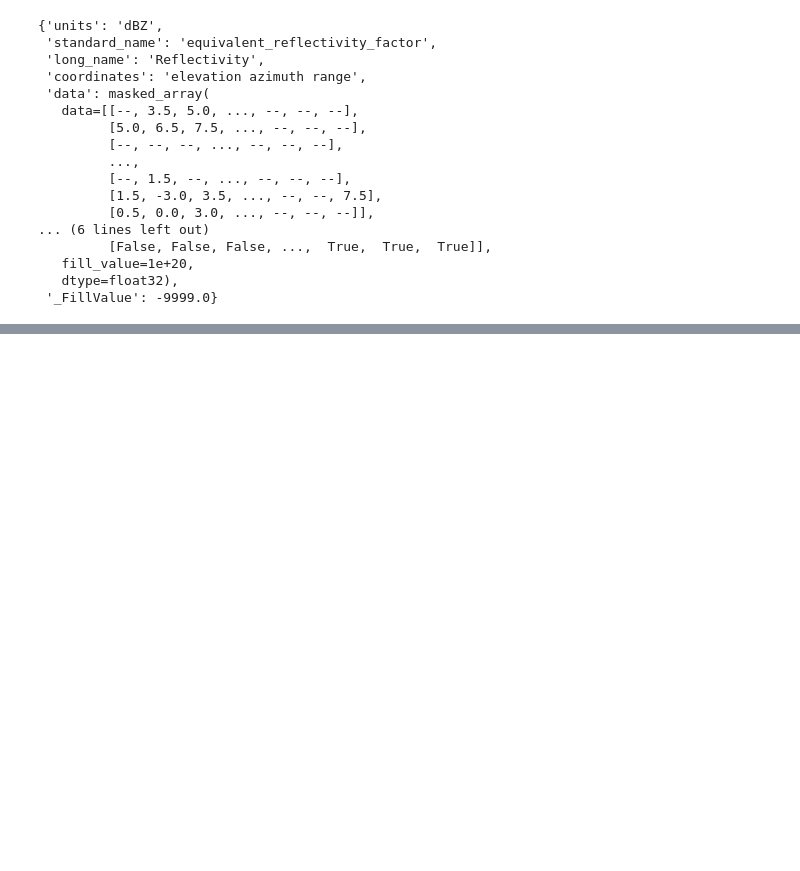
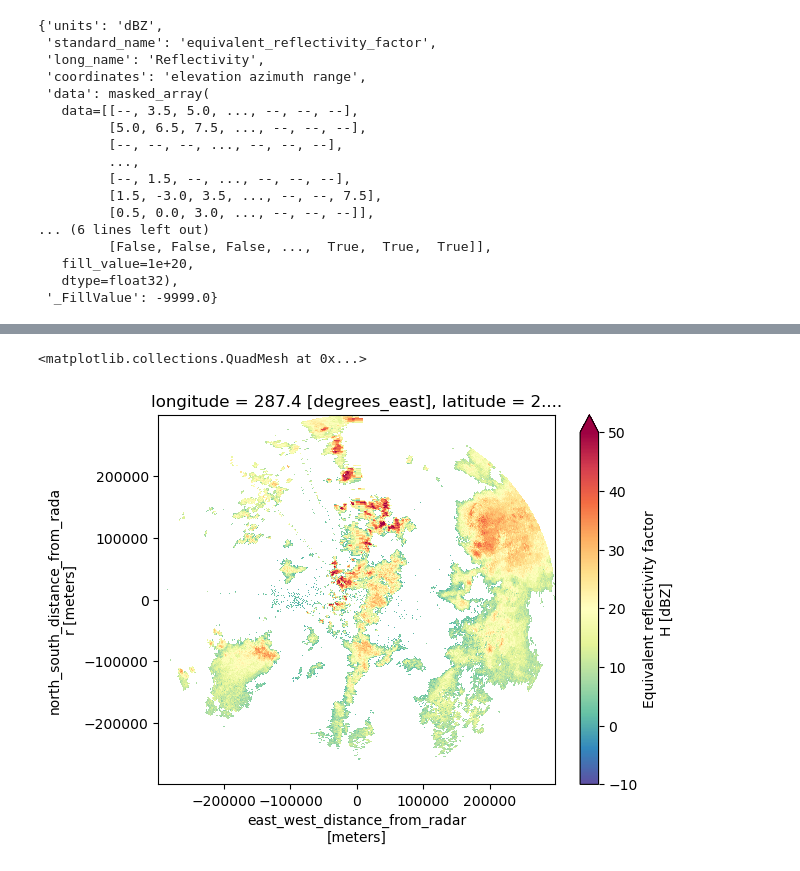
Before and after one commit to aladinor/notebooks, a Jupyter notebook: Reading_from_AWS.ipynb, the cells around one changed output, grey strips where cells are left out. Cells and saved outputs as stored; diff of their text form; code cells hidden in the pictures; blank space fills up the shorter version.

```diff
--- a/Reading_from_AWS.ipynb
+++ b/Reading_from_AWS.ipynb
@@ -74,0 +98,5 @@ urls = [f'//s3://{i}' for i in fs.glob(bucket2)]
+# %%
+ds.DBZH.where(ds.DBZH > 0).plot(x='x', y='y', cmap='Spectral_r', vmin=-10, vmax=50)
+# %% [output]
+<matplotlib.collections.QuadMesh at 0x...>
+[figure, added]
```
Also changed, not shown: parts of 13 cells of this notebook.
